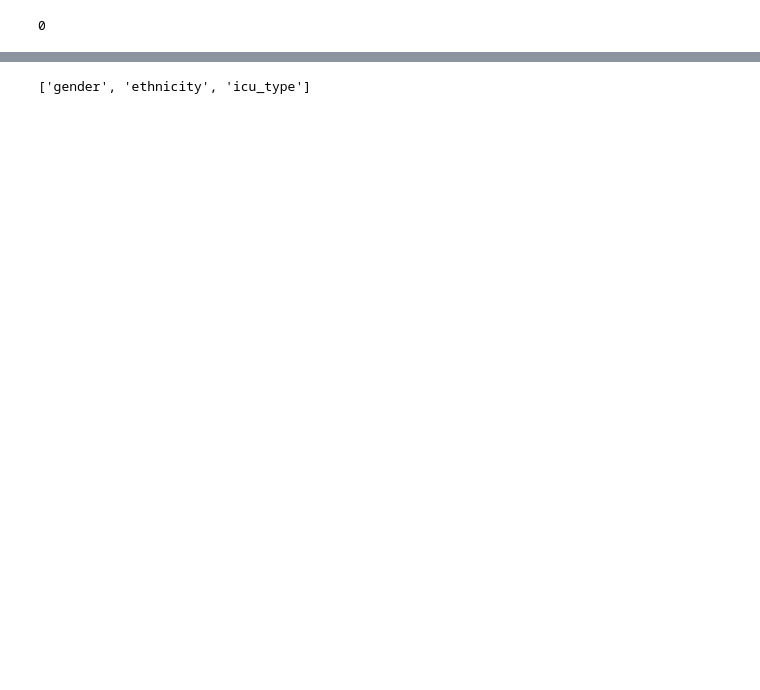
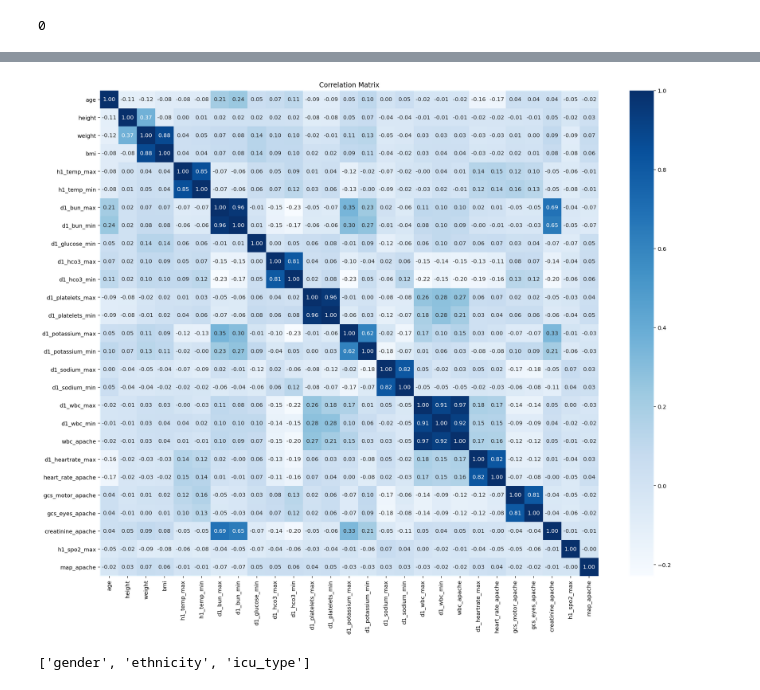
Before and after one commit to walidsi/freelancer-com-diabetes-mellitus, a Jupyter notebook: diabetes-mellitus-prediction.ipynb, the cells around one changed output, grey strips where cells are left out. Cells and saved outputs as stored; diff of their text form; code cells hidden in the pictures; blank space fills up the shorter version.

```diff
--- a/diabetes-mellitus-prediction.ipynb
+++ b/diabetes-mellitus-prediction.ipynb
@@ -134,3 +96,6 @@ def get_categorical_features(df: pd.DataFrame) -> list:
 # %%
 features_raw = data.iloc[:, :-1]
 target = data.iloc[:, -1]
+# %%
+numeric_features_list = dp.get_float_features(features_raw)
+numeric_features_list
@@ -137 +120,8 @@ target = data.iloc[:, -1]
+# %%
+data[numeric_features_list].corr()
+data[numeric_features_list].corr().unstack()
+
+vs.plot_correlation_matrix(data[numeric_features_list], figsize=(20, 16), threshold=-1)
+# %% [output]
+[figure, added]
 # %%
```
Also changed, not shown: parts of 19 cells of this notebook, 1 other file.
